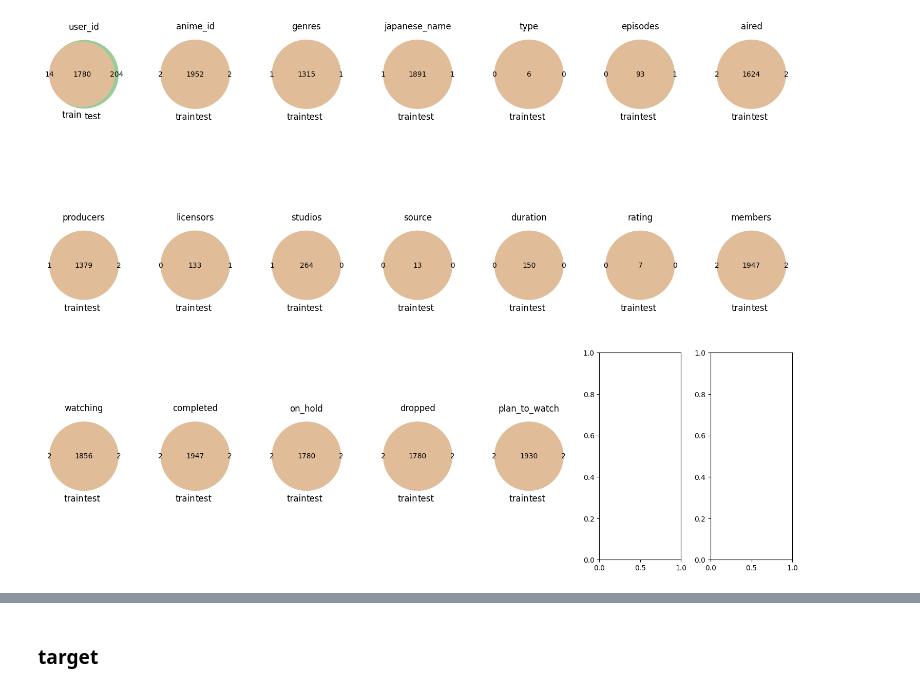
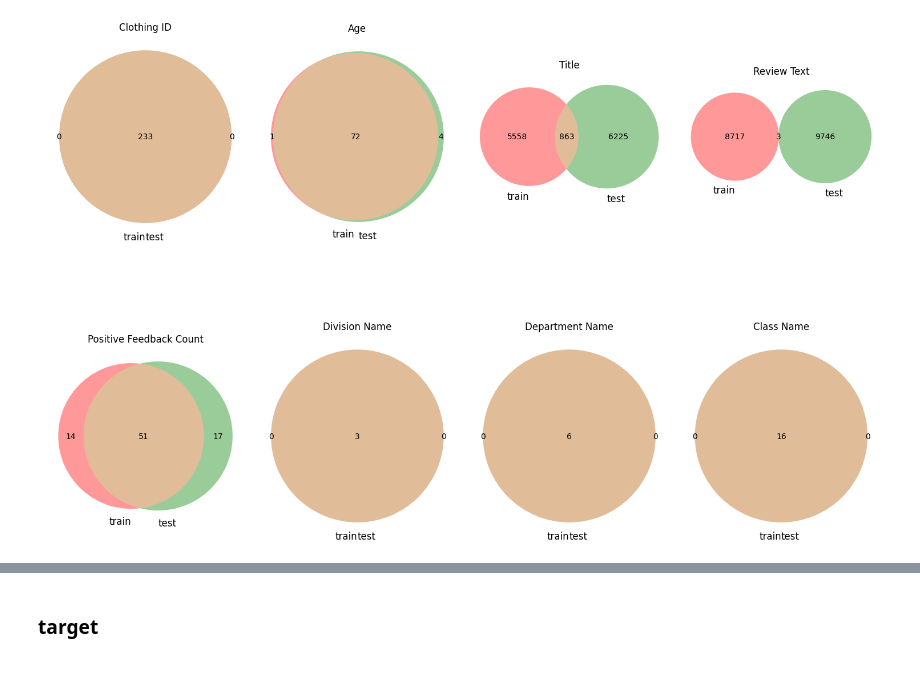
Before and after one commit to yumizu-da/atmaCup17, a Jupyter notebook: exp/000/eda.ipynb, the cells around one changed output, grey strips where cells are left out. Saved outputs shown, nothing was run; the diff lists cells and outputs as text; code cells hidden in the pictures.

```diff
--- a/exp/000/eda.ipynb
+++ b/exp/000/eda.ipynb
@@ -1,12 +1,13 @@
 # %%
 from pathlib import Path
 
-import numpy as np
-import pandas as pd
+import polars as pl
 import seaborn as sns
 from hydra import compose, initialize
 from matplotlib import pyplot as plt
 from matplotlib_venn import venn2
+
+pl.Config.set_fmt_str_lengths(100)
 
 
 def draw_venn2(train, test, rows, columns, x_size, y_size):
@@ -14,7 +15,7 @@ def draw_venn2(train, test, rows, columns, x_size, y_size):
     column_names = test.columns
     for col, ax in zip(column_names, axes.ravel()):
         venn2(
-            subsets=(set(train[col].dropna().unique()), set(test[col].dropna().unique())),
+            subsets=(set(train[col].drop_nulls().unique().to_list()), set(test[col].drop_nulls().unique().to_list())),
             set_labels=("train", "test"),
             ax=ax,
         )
@@ -26,8 +27,8 @@ with initialize(config_path="config", version_base=None):
     cfg = compose(config_name="config")
     cfg.exp_number = Path().resolve().name
 # %%
-train_df = pd.read_csv(cfg.data.train_path)
-anime_df = pd.read_csv(cfg.data.anime_path)
-test_df = pd.read_csv(cfg.data.test_path)
-sub_df = pd.read_csv(cfg.data.sample_submission_path)
+train_df = pl.read_csv(cfg.data.train_path, try_parse_dates=True)
+cloth_df = pl.read_csv(cfg.data.cloth_path, try_parse_dates=True)
+test_df = pl.read_csv(cfg.data.test_path, try_parse_dates=True)
+sub_df = pl.read_csv(cfg.data.sample_submission_path)
 # %%
@@ -120,7 +143,7 @@ None
 # %%
-train_df = train_df.merge(anime_df, how="left", on="anime_id")
-test_df = test_df.merge(anime_df, how="left", on="anime_id")
+train_df = train_df.join(cloth_df, on="Clothing ID", how="left")
+test_df = test_df.join(cloth_df, on="Clothing ID", how="left")
 
-draw_venn2(train_df, test_df, rows=3, columns=7, x_size=15, y_size=12)
+draw_venn2(train_df, test_df, rows=2, columns=4, x_size=15, y_size=12)
 # %% [output]
-[figure, old version]
+[figure, new version]
```
Also changed, not shown: parts of 14 cells of this notebook, 1 other file.
